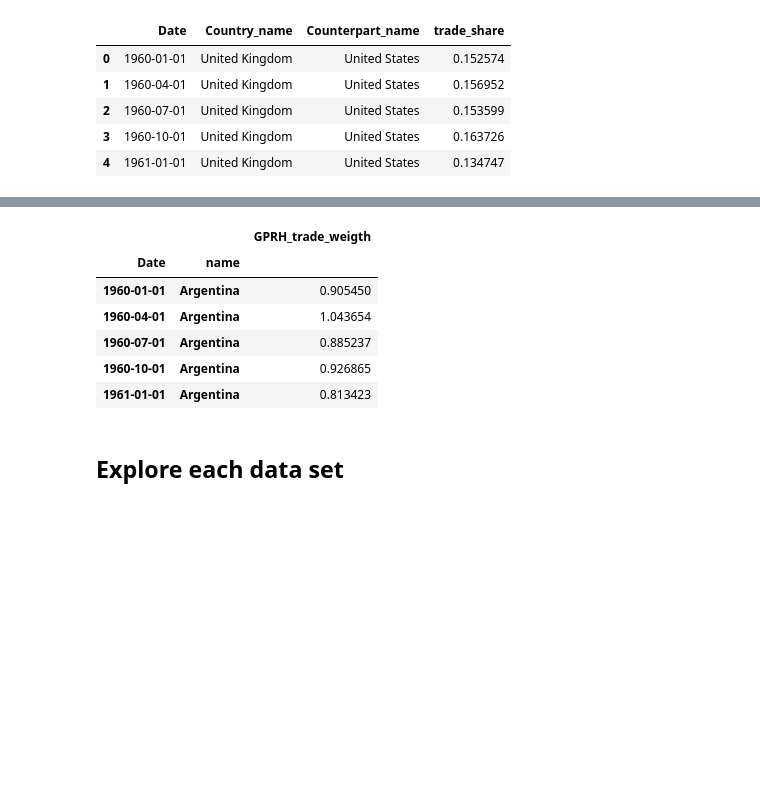
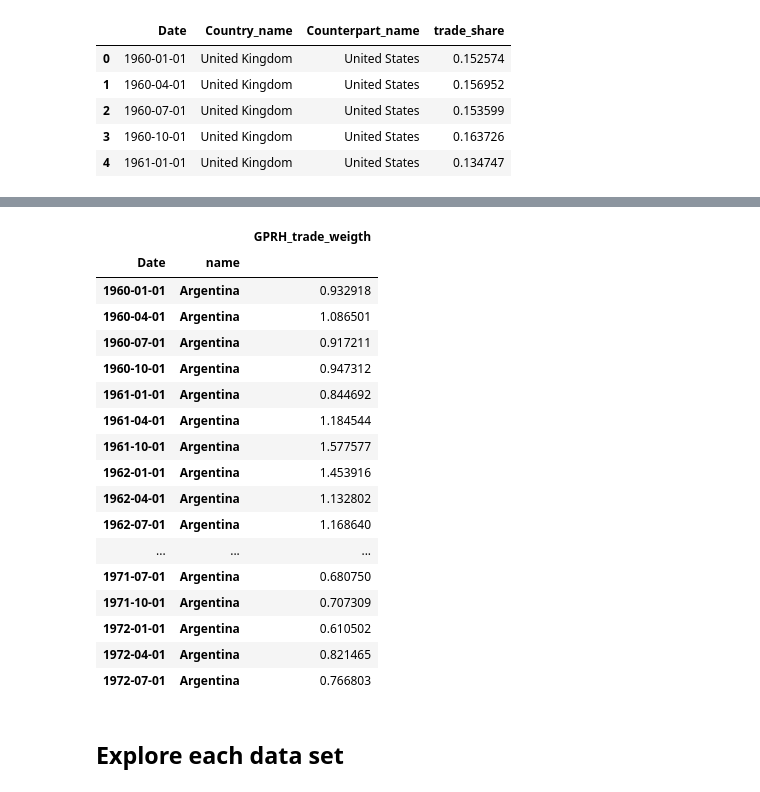
Before and after one commit to NumEconCopenhagen/projects-2024-mikkel-thomas, a Jupyter notebook: dataproject/dataproject.ipynb, the cells around one changed output, grey strips where cells are left out. Saved outputs shown, nothing was run; the diff lists cells and outputs as text; code cells hidden in the pictures; blank space fills up the shorter version.

```diff
--- a/dataproject/dataproject.ipynb
+++ b/dataproject/dataproject.ipynb
@@ -80,6 +85,11 @@ gpr_long.head(10)
 # %%
 filename = 'dots_imf.xlsx'
-dots_imf = pd.read_excel(filename)
+dots_raw = pd.read_excel(filename)
+# %%
+dots_imf = dots_raw.copy()
+# %%
+# Fill out missing values with 0 as per documentation
+dots_imf = dots_imf.fillna(0)
 # %%
 dots_imf['Trade'] = dots_imf['Export'] + dots_imf['Import']
 
@@ -187,7 +182,7 @@ merged_df_2.head(20)
 merged_df_2['product'] = merged_df_2['trade_share'] * merged_df_2['GPRH_y']
 merged_df_2['sumproduct'] = merged_df_2.groupby(['Date', 'name'])['product'].transform('sum')
 # %%
-merged_df_2['GPRH_trade_weigth'] = merged_df_2['sumproduct'] + merged_df_2['GPRH_x']
-merged_df_2.head(50)
+merged_df_2['GPRH_trade_weight'] = merged_df_2['sumproduct'] + merged_df_2['GPRH_x']
+merged_df_2.head(10)
 # %% [output]
 |  | index | Date | name | Country_name | trade_share | GPRH_x | GPRH_y | product | sumproduct | ... |
@@ -230,15 +219,26 @@ merged_df_2_no_dub.head(15)
 # %%
 gpr_trade = merged_df_2_no_dub[['Date','name', 'GPRH_trade_weigth']]
 gpr_trade.set_index(['Date', 'name'], inplace=True)
-gpr_trade.head(5)
+gpr_trade.head(50)
 # %% [output]
 |  |  | GPRH_trade_weigth |
 | Date | name |  |
-| 1960-01-01 | Argentina | 0.905450 |
-| 1960-04-01 | Argentina | 1.043654 |
-| 1960-07-01 | Argentina | 0.885237 |
-| 1960-10-01 | Argentina | 0.926865 |
-| 1961-01-01 | Argentina | 0.813423 |
+| 1960-01-01 | Argentina | 0.932918 |
+| 1960-04-01 | Argentina | 1.086501 |
+| 1960-07-01 | Argentina | 0.917211 |
+| 1960-10-01 | Argentina | 0.947312 |
+| 1961-01-01 | Argentina | 0.844692 |
+| 1961-04-01 | Argentina | 1.184544 |
+| 1961-10-01 | Argentina | 1.577577 |
+| 1962-01-01 | Argentina | 1.453916 |
+| 1962-04-01 | Argentina | 1.132802 |
+| 1962-07-01 | Argentina | 1.168640 |
+| ... | ... | ... |
+| 1971-07-01 | Argentina | 0.680750 |
+| 1971-10-01 | Argentina | 0.707309 |
+| 1972-01-01 | Argentina | 0.610502 |
+| 1972-04-01 | Argentina | 0.821465 |
+| 1972-07-01 | Argentina | 0.766803 |
 # %% [markdown]
 ## Explore each data set
 # %% [markdown]
```
Also changed, not shown: parts of 16 cells of this notebook, 4 other files.
